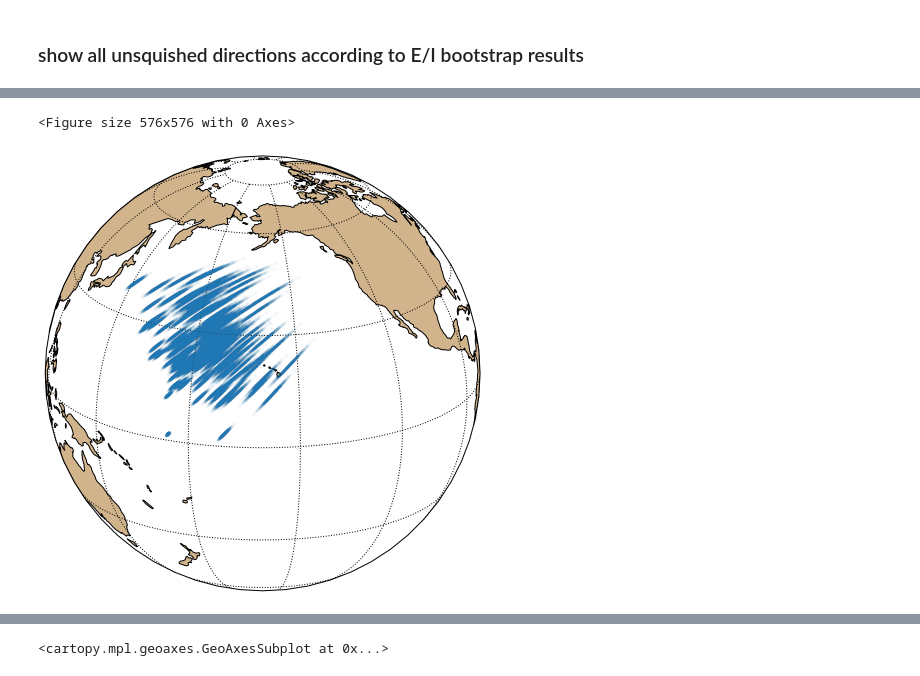
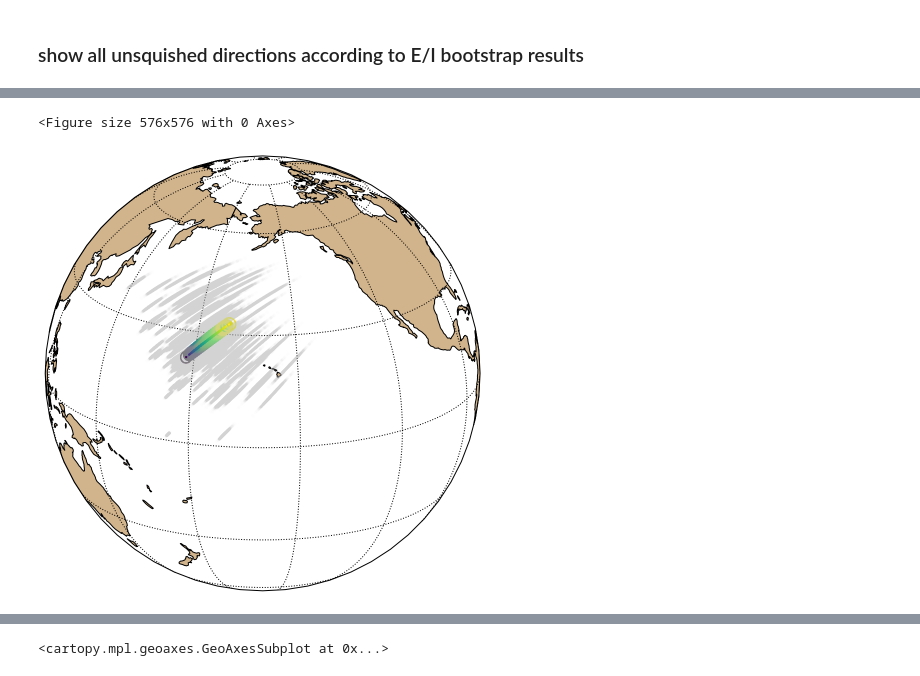
Before and after one commit to Swanson-Hysell-Group/Inclination_Shallowing, a Jupyter notebook: code/Notebooks/Cutface_Kent.ipynb, the cells around one changed output, grey strips where cells are left out. Cells and saved outputs as stored; diff of their text form; code cells hidden in the pictures.

```diff
--- a/code/Notebooks/Cutface_Kent.ipynb
+++ b/code/Notebooks/Cutface_Kent.ipynb
@@ -179,7 +471,8 @@ plt.show()
 # %% [output]
 [figure]
 # %%
-EI_incs, EI_elongs, EI_fs = ipmag.find_ei(specimens_ht_tc[['dir_dec', 'dir_inc']].to_numpy(), nb=1000, return_values = True)
+EI_incs, EI_elongs, EI_fs = find_ei(specimens_ht_tc[['dir_dec', 'dir_inc']].to_numpy(), nb=1000,
+                                    return_values = 1, save=1, save_folder='../code_output', fmt='png')
 # %% [output]
 Bootstrapping.... be patient
 
@@ -207,9 +518,17 @@ specimens_ht_tc_decs = specimens_ht_tc['dir_dec'].tolist()
 
 plt.figure(figsize=(6,6))
 ipmag.plot_net()
+cNorm  = matplotlib.colors.Normalize(vmin=min(EI_fs), vmax=max(EI_fs))
+f_scalarMap = matplotlib.cm.ScalarMappable(norm=cNorm, cmap='viridis_r')
+
 for f in EI_fs:
+    rgba = f_scalarMap.to_rgba(f)
+    hex_color = colors.rgb2hex(rgba)
+
     unsquish_incs = ipmag.unsquish(specimens_ht_tc['dir_inc'].tolist(), f)
-    ipmag.plot_di(specimens_ht_tc_decs, unsquish_incs, color = 'C0', alpha=0.02)
-
+    ipmag.plot_di(specimens_ht_tc_decs, unsquish_incs, color = hex_color, alpha=0.02)
+cb = plt.colorbar(f_scalarMap,orientation='horizontal',fraction=0.05, pad=0.05)
+cb.ax.tick_params(labelsize=14)
+cb.ax.set_title(label='$f$ values', fontsize=14)
 plt.savefig('../code_output/bootstrap_directions.png', dpi=300, bbox_inches='tight')
 # %% [output]
@@ -263,19 +536,28 @@ def plot_vgp(map_axis, vgp_lon=None, vgp_lat=None, di_block=None, label='', colo
 # %%
 specimens_ht_tc_decs = specimens_ht_tc['dir_dec'].tolist()
 specimens_ht_tc_alpha95s = specimens_ht_tc['dir_alpha95'].tolist()
 slons = specimens_ht_tc['slon'].tolist()
 slats = specimens_ht_tc['slat'].tolist()
 
 plt.figure(figsize=(8,8))
 m = ipmag.make_orthographic_map(200, 20)
 for f in EI_fs:
+    rgba = f_scalarMap.to_rgba(f)
+    hex_color = colors.rgb2hex(rgba)
+
     unsquish_incs = ipmag.unsquish(specimens_ht_tc['dir_inc'].tolist(), f)
     unsquish_VGPs = pmag.dia_vgp(np.array([specimens_ht_tc_decs, unsquish_incs, specimens_ht_tc_alpha95s, slats, slons]).T)
     unsquish_lons, unsquish_lats = unsquish_VGPs[0], unsquish_VGPs[1]
-    plot_vgp(m, unsquish_lons, unsquish_lats, color = 'C0', edge=None, markersize=5, alpha=0.02)
+    plot_vgp(m, unsquish_lons, unsquish_lats, color = 'lightgray', edge=None, markersize=5, alpha=0.01)
 
+    unsquish_incs = ipmag.unsquish(specimens_ht_tc['dir_inc'].tolist(), f)
+    unsquish_VGPs = pmag.dia_vgp(np.array([specimens_ht_tc_decs, unsquish_incs, specimens_ht_tc_alpha95s, slats, slons]).T)
+    unsquish_lons, unsquish_lats = unsquish_VGPs[0], unsquish_VGPs[1]
+    unsquish_VGPs_mean = ipmag.fisher_mean(unsquish_lons, unsquish_lats)
+    plot_pole(m, unsquish_VGPs_mean['dec'], unsquish_VGPs_mean['inc'], unsquish_VGPs_mean['alpha95'],
+                    color=hex_color, edgecolor='none', markersize=5, mean_alpha=1, A95_alpha=1)
 plt.savefig('../code_output/bootstrap_poles.png', dpi=300, bbox_inches='tight')
 plt.show()
 # %% [output]
 <Figure size 576x576 with 0 Axes>
-[figure, old version]
+[figure, new version]
```
Also changed, not shown: parts of 26 cells of this notebook, 1 other file.
